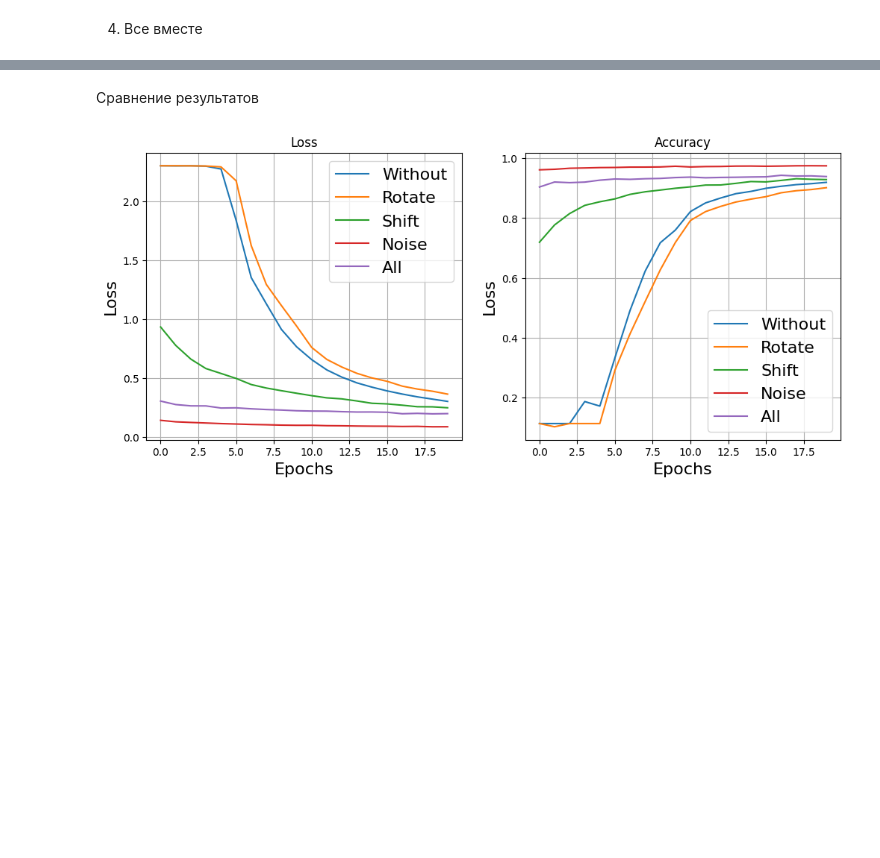
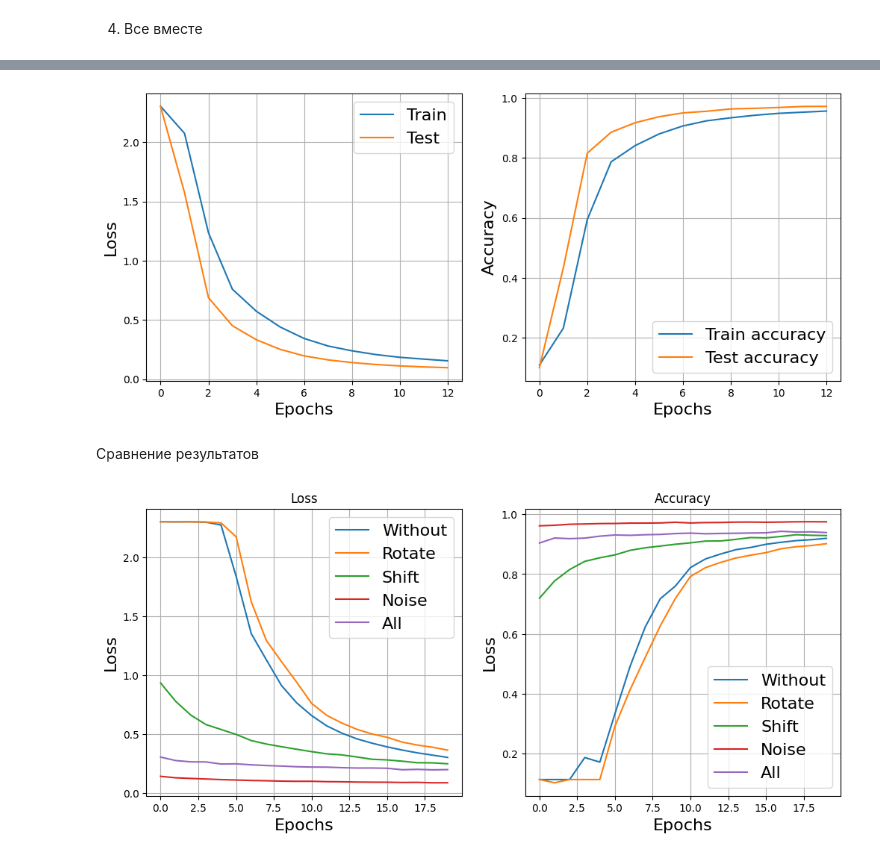
Before and after one commit to Lesa-yps/Technopark_Neural_Networks, a Jupyter notebook: HW2/NN_HW2_2025.ipynb, the cells around one changed output, grey strips where cells are left out. Saved outputs shown, nothing was run; the diff lists cells and outputs as text; code cells hidden in the pictures; blank space fills up the shorter version.

```diff
--- a/HW2/NN_HW2_2025.ipynb
+++ b/HW2/NN_HW2_2025.ipynb
@@ -524,0 +533,10 @@ Epoch 19... (Train/Test) NLL: 0.206/0.196       Accuracy: 0.938/0.939
+# %%
+network = NeuralNetwork([
+    Linear(784, 100), Sigmoid(), # 28 * 28
+    Linear(100, 100), Sigmoid(),
+    Linear(100, 10)
+])
+loss = NLLLoss()
+
+tr_all, ts_all, tr_ac_all, ts_ac_all = train(network, 20, 0.01)
+# %% [output]
@@ -525,3 +544,4 @@ Epoch 19... (Train/Test) NLL: 0.206/0.196       Accuracy: 0.938/0.939
+[figure, added]
 # %% [markdown]
 Сравнение результатов
 # %%
```
Also changed, not shown: parts of 21 cells of this notebook.
